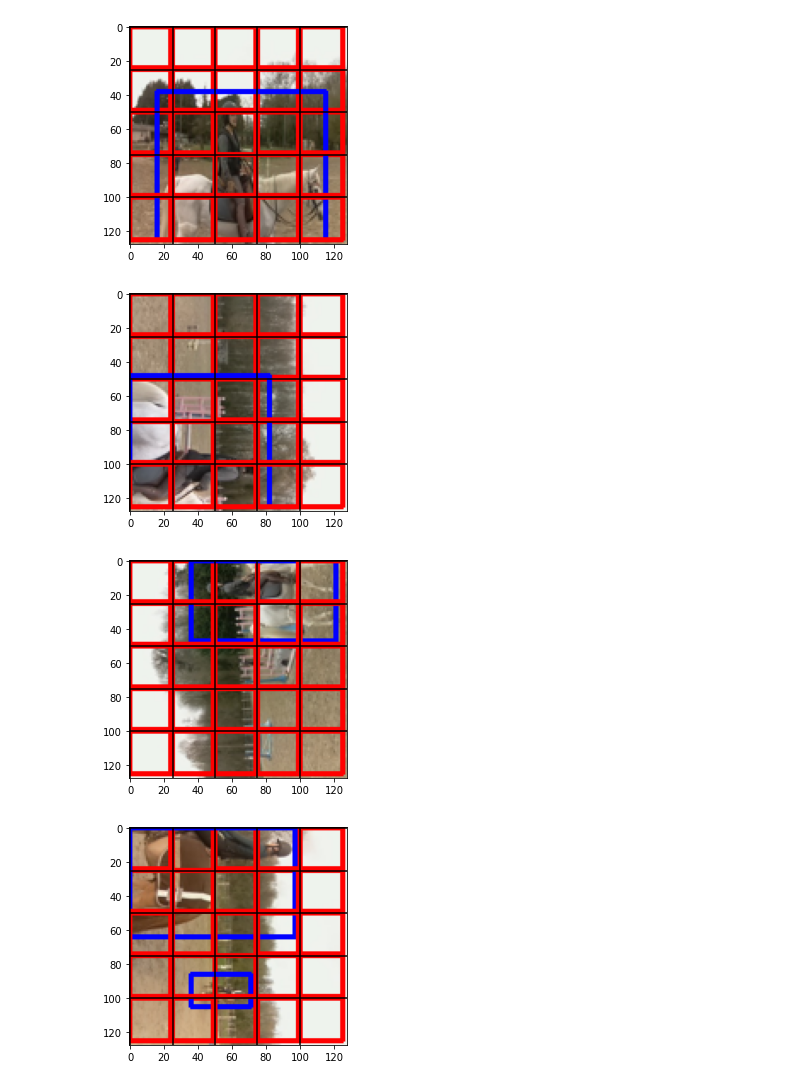
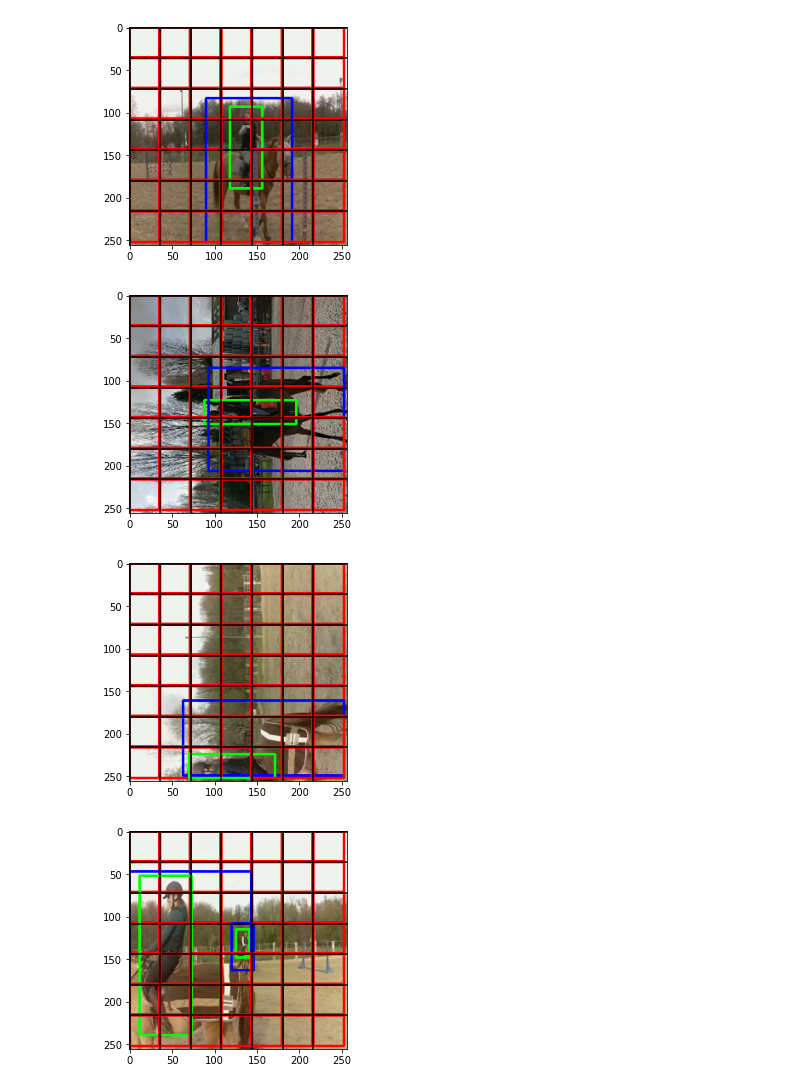
Before and after one commit to EParisot/ML_Tools, a Jupyter notebook: CNNs/Image_Localisation/yolo.ipynb, the cells around one changed output. Drawn from its saved outputs; the diff is of its cells as text; code cells hidden in the pictures.

```diff
--- a/CNNs/Image_Localisation/yolo.ipynb
+++ b/CNNs/Image_Localisation/yolo.ipynb
@@ -18,5 +18,4 @@ from tensorflow.keras.callbacks import ModelCheckpoint
 from tensorflow.keras.utils import to_categorical, Sequence
 # %%
 data_path = "data_horse"
-labels_file = "data_horse/bboxes.json"
-img_size = (128, 128, 3)
+labels_file = "data_horse_human/bboxes.json"
@@ -38,9 +40,10 @@ labels_ref = [
 ]
 # %%
-class_nb = 2
-nb_boxes = 4
-grid_w = 5
-grid_h = 5
+img_size = (256, 256, 3)
+class_nb = 2 + 1
+nb_boxes = 5
+grid_w = 7
+grid_h = 7
 cell_w = img_size[0] // grid_w
 cell_h = img_size[1] // grid_h
 img_w = grid_w * cell_w
@@ -50,7 +53,7 @@ batch_size = 8
 # %%
 rotations = [0, 90, 180, 270]
 class DataGenerator(Sequence):
-    def __init__(self, data, data_path, class_nb, batch_size=32, shuffle=False, preprocess=None):
+    def __init__(self, data, data_path, class_nb, batch_size=32, shuffle=False, preprocess=False):
         super().__init__()
         self.data = data
         self.file_names = np.array(list(self.data.keys()))
@@ -69,15 +72,15 @@ class DataGenerator(Sequence):
         if self.shuffle == True:
             np.random.shuffle(self.indexes)
 
-    def preprocess(X):
-        return X
-
     def __getitem__(self, index):
         X = np.empty((self.batch_size, img_size[1], img_size[0], img_size[2]), dtype=np.float32)
         y = np.empty((self.batch_size, grid_w * grid_h, nb_boxes, (class_nb + 5)), dtype=np.float32)
         indexes = self.indexes[index * self.batch_size : (index + 1) * self.batch_size]
         for i, f in enumerate([self.file_names[idx] for idx in indexes]):
-            rot_idx = np.random.randint(4)
+            if self.preprocess:
+                rot_idx = np.random.randint(4)
+            else:
+                rot_idx = 0
             im = Image.open(os.path.join(self.data_path, f)).resize((img_size[0], img_size[1]))
             im = im.rotate(rotations[rot_idx])
             X[i,] = np.array(im) / 255.0
@@ -90,10 +93,8 @@ class DataGenerator(Sequence):
                 data = {c: [[1-r[0], 1-r[1], r[2], r[3]] for r in rcts] for c, rcts in data.items()}
             else:
                 data = {c: [[1-r[1], r[0], r[3], r[2]] for r in rcts] for c, rcts in data.items()}
-            yolo_out = build_yolo_out(data)
+            yolo_out = build_yolo_out(data, rot_idx)
             y[i,] = yolo_out
-        if self.preprocess!=None:
-            X = self.preprocess(X)
         return X, y
 # %%
 def rect_is_in_cell(rect, row, col):
@@ -165,9 +168,6 @@ def build_yolo_out(data):
 
     return y_t
 # %%
-with open(labels_file) as f:
-    dict_data = json.load(f)
-
 shuffled_dict_keys = list(dict_data.keys())
 random.shuffle(shuffled_dict_keys)
 shuffled_dict_data = dict()
@@ -175,22 +175,21 @@ for key in shuffled_dict_keys:
     shuffled_dict_data.update({key:dict_data[key]})
 
 batch_size = 8
-train_batches = DataGenerator(shuffled_dict_data, data_path, class_nb, batch_size=batch_size)
+train_batches = DataGenerator(shuffled_dict_data, data_path, class_nb, batch_size=batch_size, preprocess=True)
 # %%
 for batch in train_batches:
     for i in range(batch_size):
         img = (batch[0][i,] * 255).astype('uint8')
         for n, rects in enumerate(batch[1][i,]):
-            for r in range(4):
+            for r, label in enumerate(rects):
                 row = int(n / grid_h)
                 col = n - (row * grid_w)
-                label = rects[r]
                 x = (label[class_nb + 0] * cell_w) + (col * cell_w)
                 y = (label[class_nb + 1] * cell_h) + (row * cell_h)
-                pt1 = (int(x - (label[class_nb + 2] * img_w / 2)), \
-                       int(y - (label[class_nb + 3] * img_h / 2)))
-                pt2 = (int(x + (label[class_nb + 2] * img_w / 2)), \
-                       int(y + (label[class_nb + 3] * img_h / 2)))
+                w = label[class_nb + 2] * img_w
+                h = label[class_nb + 3] * img_h
+                pt1 = (int(x - (w / 2)), int(y - (h / 2)))
+                pt2 = (int(x + (w / 2)), int(y + (h / 2)))
                 cv2.rectangle(img, pt1, pt2, colors[np.argmax(label[:class_nb])], thickness=2)
         plt.figure()
         plt.imshow(img)
@@ -207,5 +206,5 @@ for batch in train_batches:
-[figure, old version]
+[figure, new version]
-[figure, old version]
+[figure, new version]
-[figure, old version]
+[figure, new version]
-[figure, old version]
+[figure, new version]
 # %%
```
Also changed, not shown: parts of 9 cells of this notebook, 7 other files.
